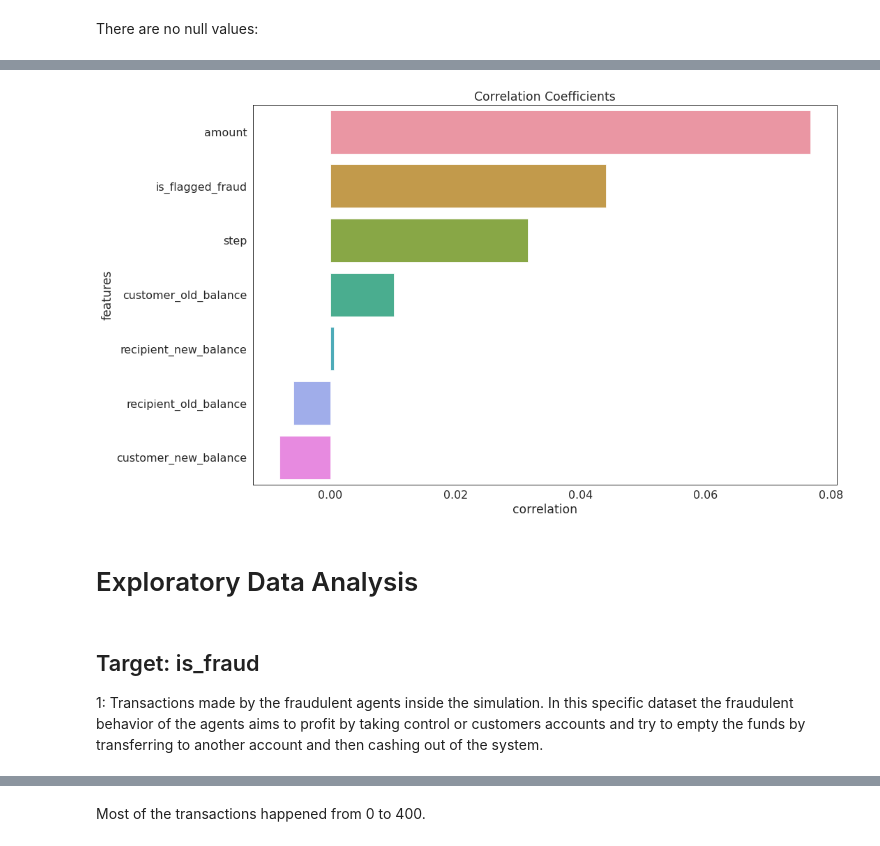
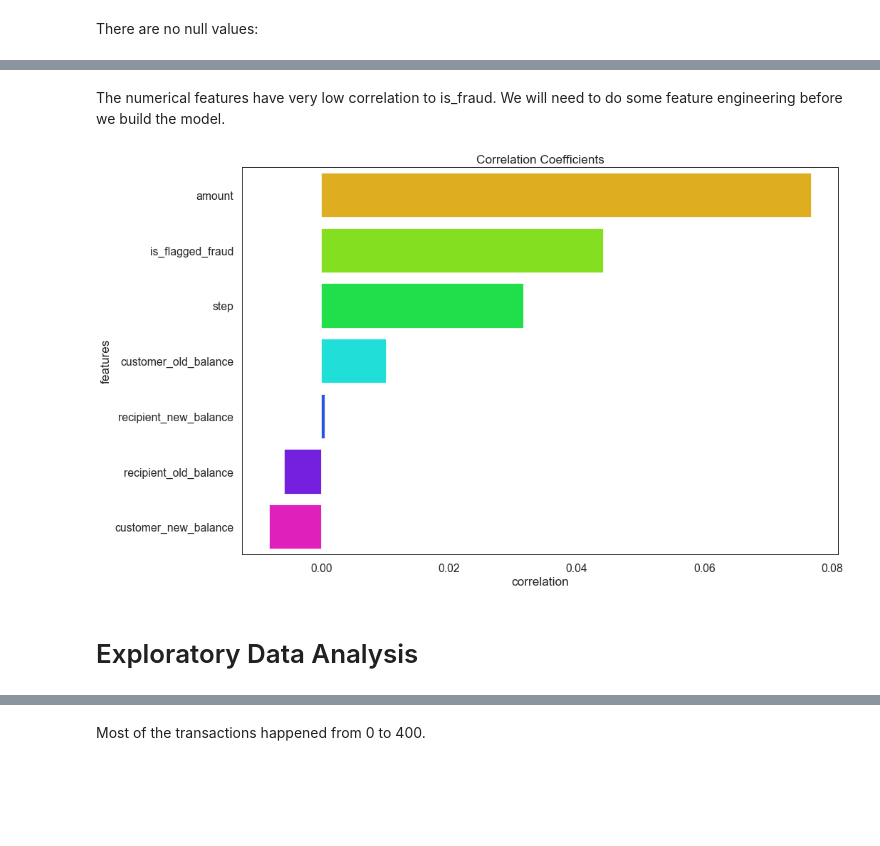
Before and after one commit to valmadrid/Detecting-Financial-Fraud-Transactions, a Jupyter notebook: financial_fraud.ipynb, the cells around one changed output, grey strips where cells are left out. Drawn from its saved outputs; the diff is of its cells as text; code cells hidden in the pictures; blank space fills up the shorter version.

```diff
--- a/financial_fraud.ipynb
+++ b/financial_fraud.ipynb
@@ -124,16 +125,14 @@ df.describe(include="all").T
+# %% [markdown]
+The numerical features have very low correlation to is_fraud.  We will need to do some feature engineering before we build the model.
 # %%
 corr_table = df.corr()[["is_fraud"]].sort_values("is_fraud", ascending=False).iloc[1:,:].reset_index()
 plt.figure(figsize=(15,10))
-sns.barplot(x="is_fraud", y="index", data=corr_table)
+sns.barplot(x="is_fraud", y="index", data=corr_table, palette="hsv")
 plt.xlabel("correlation")
 plt.ylabel("features")
 plt.title("Correlation Coefficients")
 plt.show()
 # %% [output]
-[figure, old version]
+[figure, new version]
 # %% [markdown]
 # Exploratory Data Analysis
-# %% [markdown]
-## Target: is_fraud
-
-1: Transactions made by the fraudulent agents inside the simulation. In this specific dataset the fraudulent behavior of the agents aims to profit by taking control or customers accounts and try to empty the funds by transferring to another account and then cashing out of the system.
```
Also changed, not shown: parts of 62 cells of this notebook.
